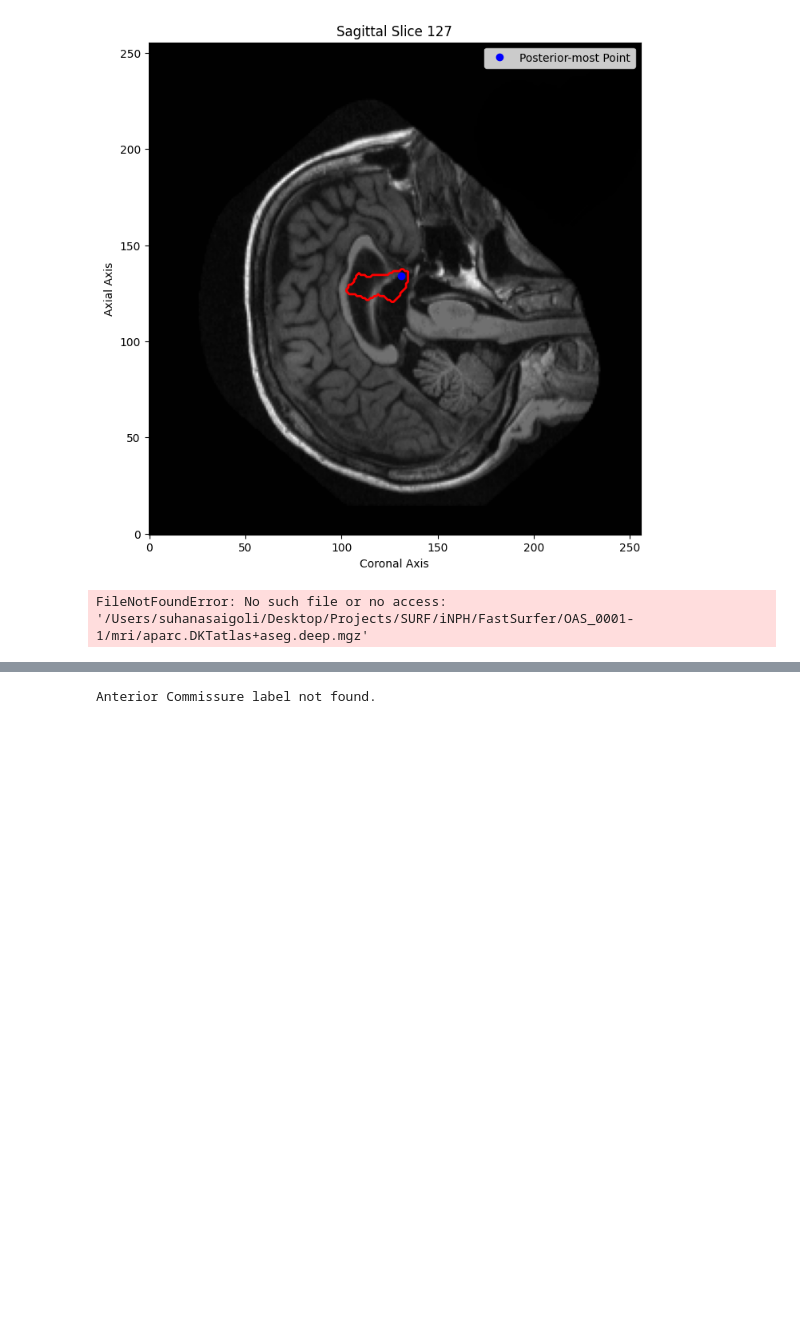
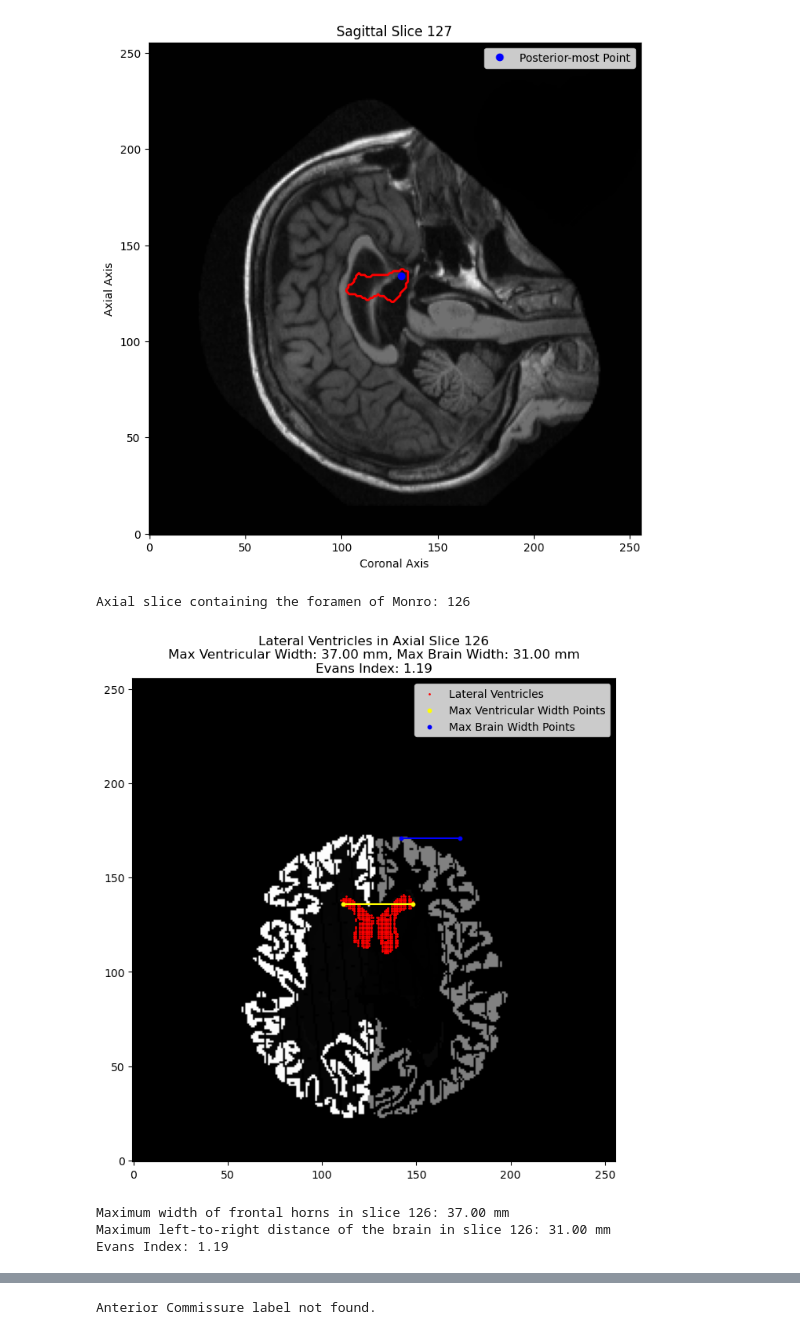
Before and after one commit to sasaigoli05/FastSurfer-Analysis, a Jupyter notebook: fastsurfer-dev.ipynb, the cells around one changed output, grey strips where cells are left out. Drawn from its saved outputs; the diff is of its cells as text; code cells hidden in the pictures; blank space fills up the shorter version.

Commit message:
WIP: talairach registered evans index calculation

```diff
--- a/fastsurfer-dev.ipynb
+++ b/fastsurfer-dev.ipynb
@@ -1398,34 +1398,38 @@ def calculate_and_visualize_evans_index(transformed_data, axial_slice_idx, lv_la
     print(f'Maximum left-to-right distance of the brain in slice {axial_slice_idx}: {max_brain_distance:.2f} mm')
     if evans_index is not None:
         print(f'Evans Index: {evans_index:.2f}')
 
 # Construct the path dynamically
-fastsurferdir = "/Users/suhanasaigoli/Desktop/Projects/SURF/iNPH/FastSurfer"
-subject = "OAS_0001-1"
+fastsurferdir = "/home/sasaigoli/Documents/FastSurfer-Analysis"
+subject = "OAS1_0001-1"
 segmentation_path = os.path.join(fastsurferdir, subject, "mri", "aparc.DKTatlas+aseg.deep.mgz")
 transform_path = os.path.join(fastsurferdir, subject, "mri", "transforms", "talairach.lta")
 
 # Load segmentation data
 seg_img = nib.load(segmentation_path)
 seg_data = seg_img.get_fdata()
 
 # Load Talairach transform
 transform_matrix = load_talairach_transform(transform_path)
 
 # Apply transform to segmentation data
 transformed_data = apply_transform(seg_data, transform_matrix)
 
 # Optionally, save the transformed data
 output_path = os.path.join(fastsurferdir, subject, "mri", "transformed_aparc.DKTatlas+aseg.deep.mgz")
-save_transformed_data(transformed_data, output_path, seg_img.affine)
+# save_transformed_data(transformed_data, output_path, seg_img.affine)
 
 # Find the axial slice containing the foramen of Monro in the transformed data
 axial_slice_idx = find_foramen_of_monro_axial_slice(transformed_data)
 
 if axial_slice_idx is not None:
     print(f"Axial slice containing the foramen of Monro: {axial_slice_idx}")
     calculate_and_visualize_evans_index(transformed_data, axial_slice_idx)
 else:
     print("No axial slice found containing the foramen of Monro.")
 # %% [output]
-FileNotFoundError: No such file or no access: '/Users/suhanasaigoli/Desktop/Projects/SURF/iNPH/FastSurfer/OAS_0001-1/mri/aparc.DKTatlas+aseg.deep.mgz'
+Axial slice containing the foramen of Monro: 126
+[figure, added]
+Maximum width of frontal horns in slice 126: 37.00 mm
+Maximum left-to-right distance of the brain in slice 126: 31.00 mm
+Evans Index: 1.19
```
Also changed, not shown: parts of 4 cells of this notebook.
